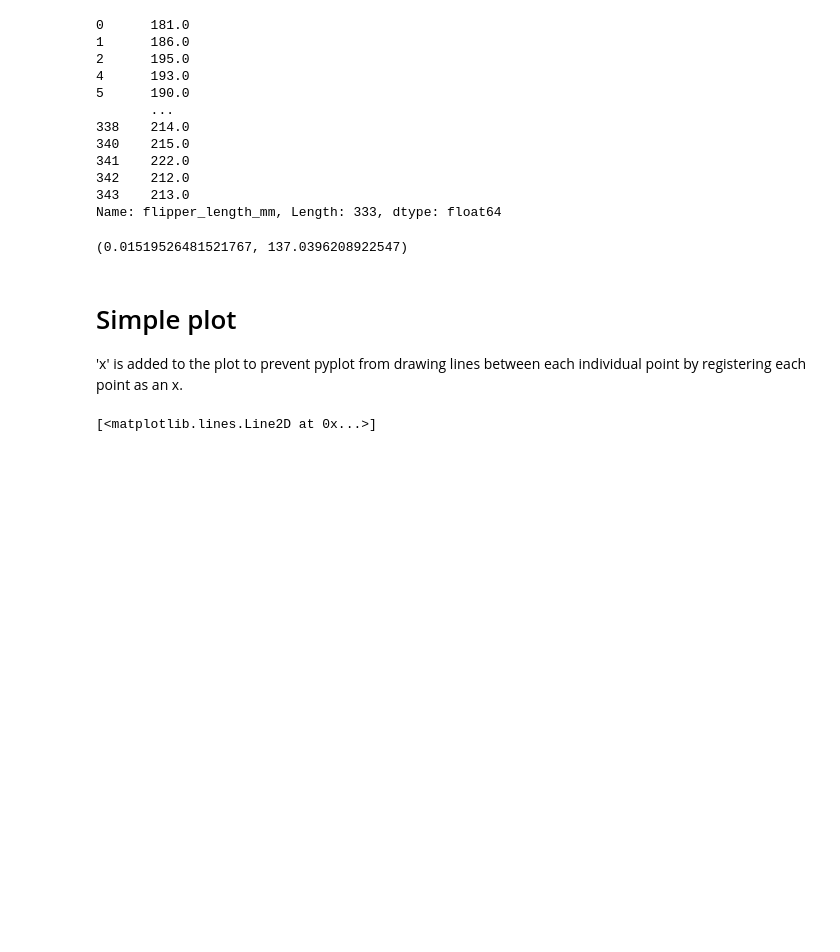
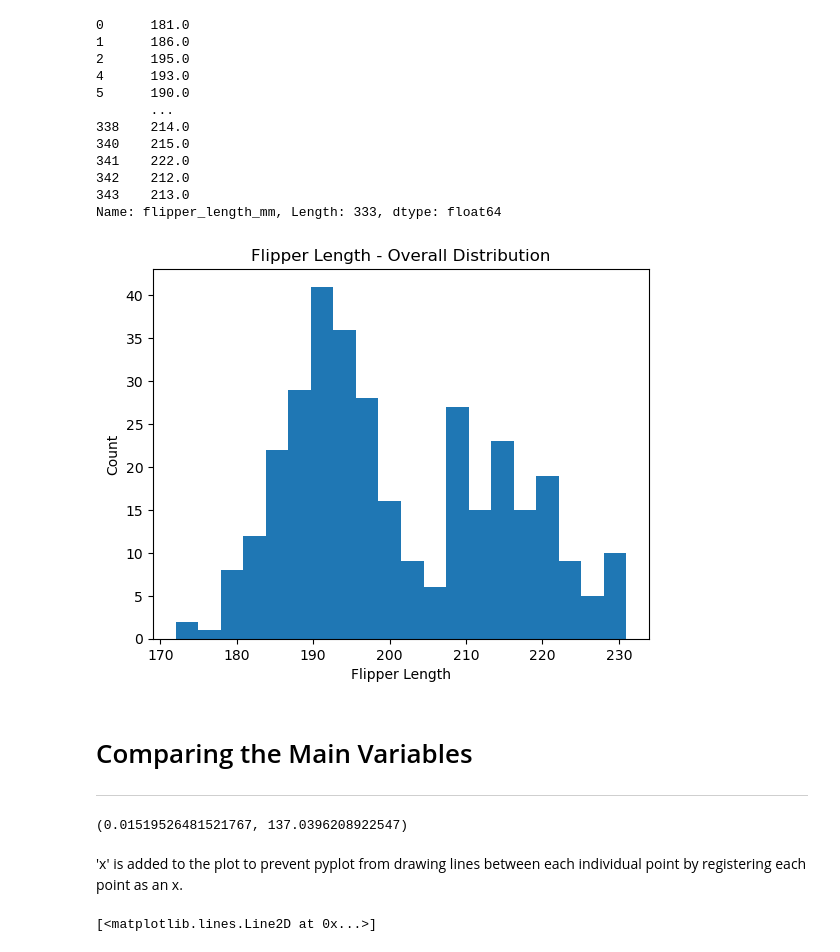
Before and after one commit to NeilTynan/8634, a Jupyter notebook: penguins.ipynb, the cells around one changed output. Cells and saved outputs as stored; diff of their text form; code cells hidden in the pictures; blank space fills up the shorter version.

```diff
--- a/penguins.ipynb
+++ b/penguins.ipynb
@@ -202,6 +211,17 @@ print(flen)
 342    212.0
 343    213.0
 Name: flipper_length_mm, Length: 333, dtype: float64
+# %%
+plt.hist(flen, bins=20)
+plt.xlabel('Flipper Length')
+plt.ylabel('Count')
+plt.title('Flipper Length - Overall Distribution')
+plt.show()
+# %% [output]
+[figure, added]
+# %% [markdown]
+# Comparing the Main Variables
+***
 # %%
 # Fit a straight line between x and y
 m, c = np.polyfit(bmass, flen, 1)
@@ -209,7 +229,6 @@ m, c
 # %% [output]
 (0.01519526481521767, 137.0396208922547)
 # %% [markdown]
-# Simple plot
 'x' is added to the plot to prevent pyplot from drawing lines between each individual point by registering each point as an x.
 # %%
 # Create a new figure and set of axis - stateless
```
Also changed, not shown: parts of 7 cells of this notebook, 1 other file.
